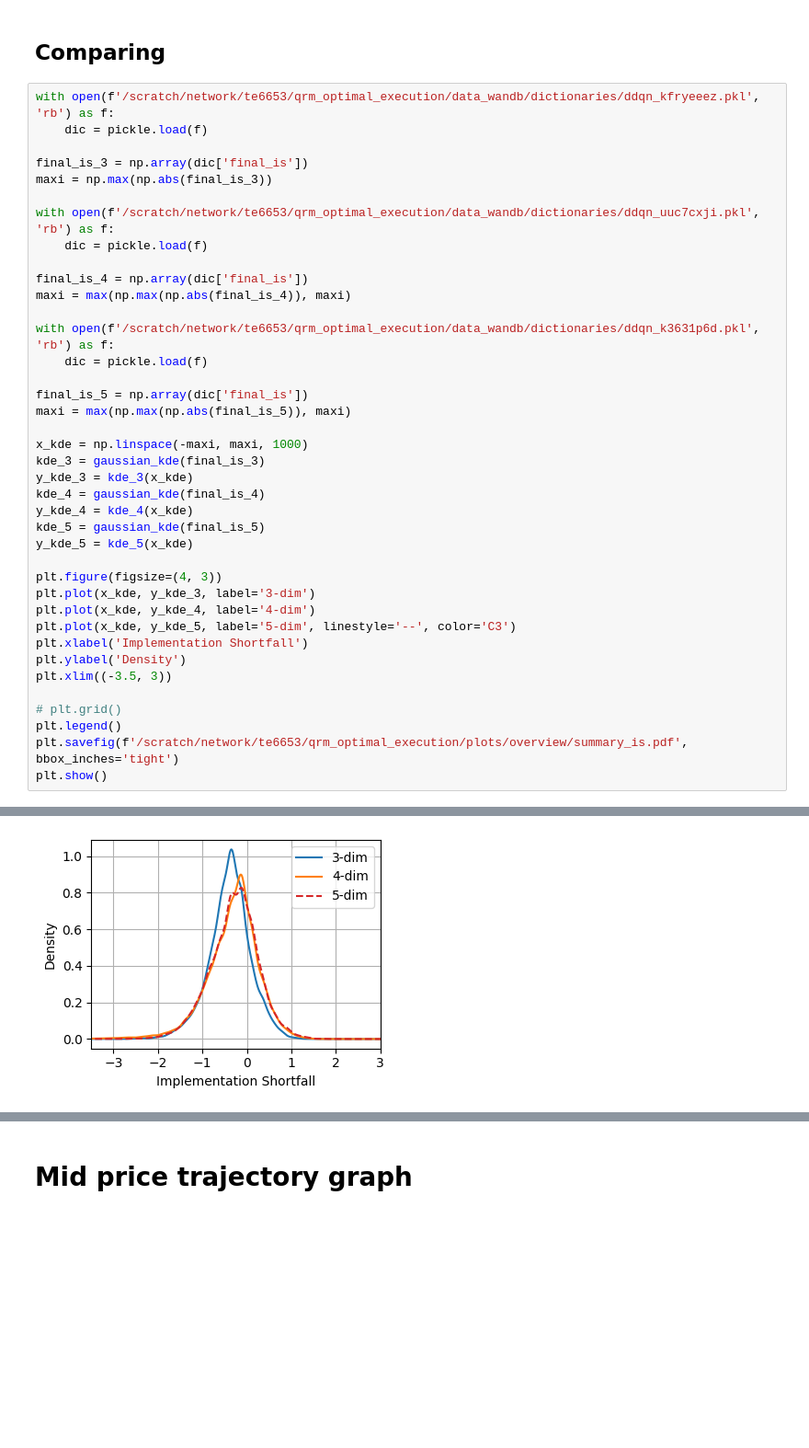
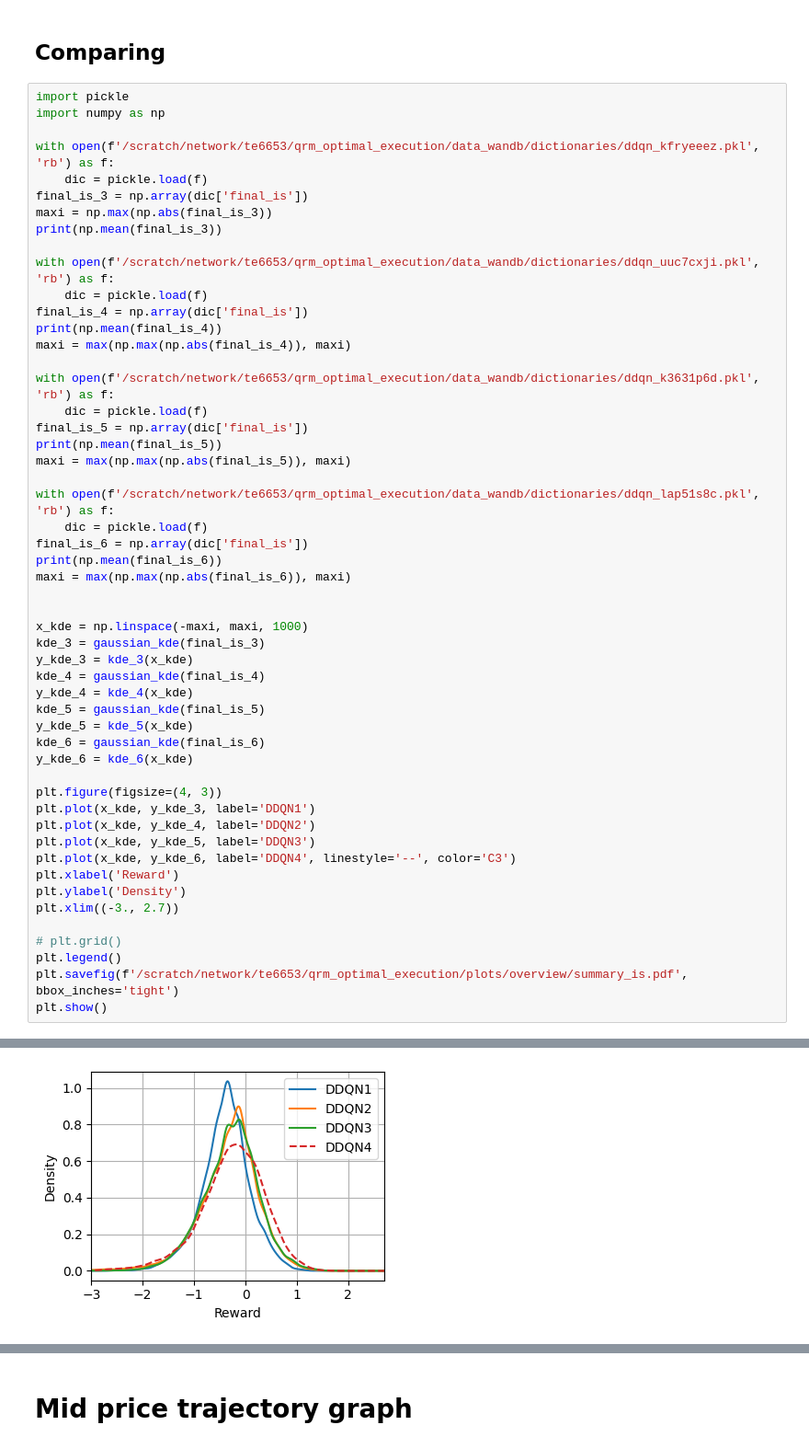
Before and after one commit to TomasEspana/qrm_optimal_execution, a Jupyter notebook: main.ipynb, the cells around one changed output, grey strips where cells are left out. Shown at 92% size. Drawn from its saved outputs; the diff is of its cells as text; blank space fills up the shorter version.

```diff
--- a/main.ipynb
+++ b/main.ipynb
@@ -1522,23 +1572,33 @@ Error:
 # %% [markdown]
 ## Comparing
 # %%
+import pickle
+import numpy as np
+
 with open(f'/scratch/network/te6653/qrm_optimal_execution/data_wandb/dictionaries/ddqn_kfryeeez.pkl', 'rb') as f:
     dic = pickle.load(f)
-
 final_is_3 = np.array(dic['final_is'])
 maxi = np.max(np.abs(final_is_3))
+print(np.mean(final_is_3))
 
 with open(f'/scratch/network/te6653/qrm_optimal_execution/data_wandb/dictionaries/ddqn_uuc7cxji.pkl', 'rb') as f:
     dic = pickle.load(f)
-
 final_is_4 = np.array(dic['final_is'])
+print(np.mean(final_is_4))
 maxi = max(np.max(np.abs(final_is_4)), maxi)
 
 with open(f'/scratch/network/te6653/qrm_optimal_execution/data_wandb/dictionaries/ddqn_k3631p6d.pkl', 'rb') as f:
     dic = pickle.load(f)
+final_is_5 = np.array(dic['final_is'])
+print(np.mean(final_is_5))
+maxi = max(np.max(np.abs(final_is_5)), maxi)
 
-final_is_5 = np.array(dic['final_is'])
-maxi = max(np.max(np.abs(final_is_5)), maxi)
+with open(f'/scratch/network/te6653/qrm_optimal_execution/data_wandb/dictionaries/ddqn_lap51s8c.pkl', 'rb') as f:
+    dic = pickle.load(f)
+final_is_6 = np.array(dic['final_is'])
+print(np.mean(final_is_6))
+maxi = max(np.max(np.abs(final_is_6)), maxi)
+
 
 x_kde = np.linspace(-maxi, maxi, 1000)
 kde_3 = gaussian_kde(final_is_3)
@@ -1547,14 +1607,17 @@ kde_4 = gaussian_kde(final_is_4)
 y_kde_4 = kde_4(x_kde)
 kde_5 = gaussian_kde(final_is_5)
 y_kde_5 = kde_5(x_kde)
+kde_6 = gaussian_kde(final_is_6)
+y_kde_6 = kde_6(x_kde)
 
 plt.figure(figsize=(4, 3))
-plt.plot(x_kde, y_kde_3, label='3-dim')
-plt.plot(x_kde, y_kde_4, label='4-dim')
-plt.plot(x_kde, y_kde_5, label='5-dim', linestyle='--', color='C3')
-plt.xlabel('Implementation Shortfall')
+plt.plot(x_kde, y_kde_3, label='DDQN1')
+plt.plot(x_kde, y_kde_4, label='DDQN2')
+plt.plot(x_kde, y_kde_5, label='DDQN3')
+plt.plot(x_kde, y_kde_6, label='DDQN4', linestyle='--', color='C3')
+plt.xlabel('Reward')
 plt.ylabel('Density')
-plt.xlim((-3.5, 3))
+plt.xlim((-3., 2.7))
 
 # plt.grid()
 plt.legend()
@@ -1564 +1631 @@ plt.show()
-[figure, old version]
+[figure, new version]
```
Also changed, not shown: parts of 22 cells of this notebook, 2 other files.
